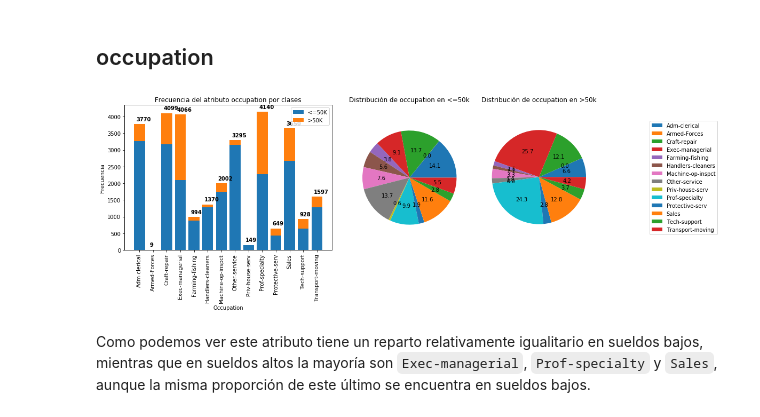
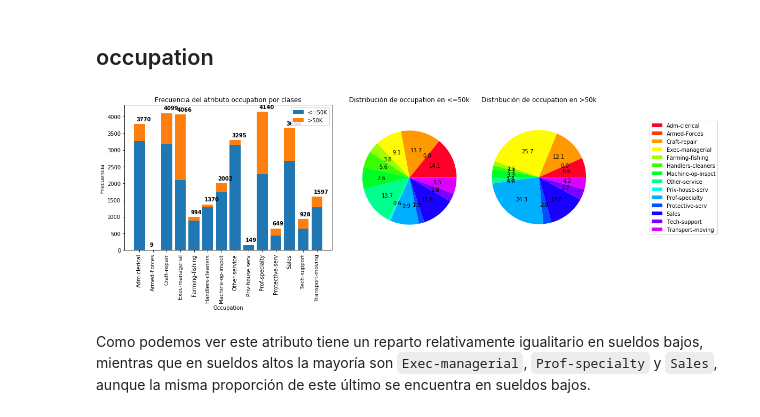
Before and after one commit to es2812/censusincomeanalysis, a Jupyter notebook: Data Exploration.ipynb, the cells around one changed output. Cells and saved outputs as stored; diff of their text form; code cells hidden in the pictures.

```diff
--- a/Data Exploration.ipynb
+++ b/Data Exploration.ipynb
@@ -404,34 +388,40 @@ for i,x2 in enumerate(X_2):
 # %%
 pylab.rcParams['figure.figsize'] = (20, 5)
 fig, (ax1, ax2, ax3, ax4) = plt.subplots(1,4,gridspec_kw = {'width_ratios':[2,1,1,1]})
 #histograma
 ax1.set_title("Frecuencia del atributo occupation por clases")
 ax1.set_xlabel("Occupation")
 for tick in ax1.get_xticklabels():
     tick.set_rotation(90)
 ax1.set_ylabel("Frecuencia")
 ax1.bar(X_1,Y_1,label='<=50K')
 ax1.bar(X_2,Y_2,bottom=Y_1,label='>50K')
 
 ax1.legend()
 
 for i, v in enumerate(Y_1+Y_2):
     ax1.text(i-.25,v+100, str(v), color='black', fontweight='bold')
 
+
+cm = plt.get_cmap('gist_rainbow')
+ax2.set_color_cycle([cm(1.*i/14) for i in range(14)])
+
 ax2.set_title("Distribución de occupation en <=50k")
 patches, texts, _ = ax2.pie(Y_1,autopct="%2.1f")
 ax2.axis('equal')
+
+ax3.set_color_cycle([cm(1.*i/14) for i in range(14)])
 
 ax3.set_title("Distribución de occupation en >50k")
 ax3.pie(Y_2,autopct="%2.1f")
 ax3.axis('equal')
 
 ax4.legend(patches,X_1,loc="right")
 ax4.axis('off')
 
 plt.show()
 # %% [output]
-[figure, old version]
+[figure, new version]
 # %% [markdown]
 Como podemos ver este atributo tiene un reparto relativamente igualitario en sueldos bajos, mientras que en sueldos altos la mayoría son `Exec-managerial`, `Prof-specialty` y `Sales`, aunque la misma proporción de este último se encuentra en sueldos bajos.
 # %% [markdown]
```
Also changed, not shown: parts of 9 cells of this notebook.
